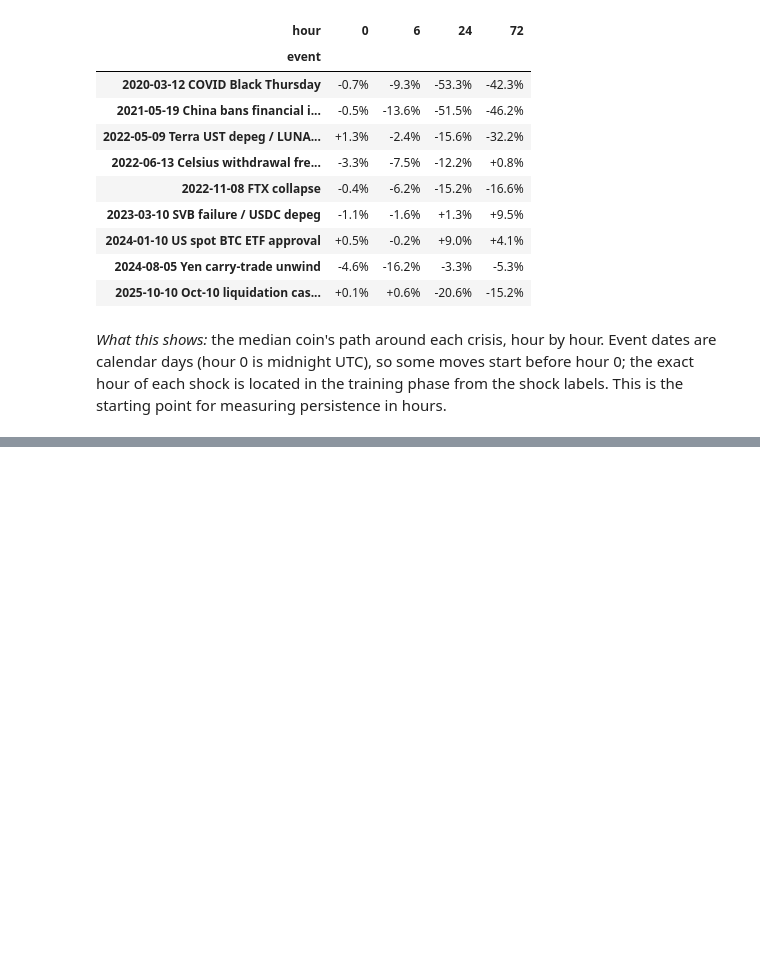
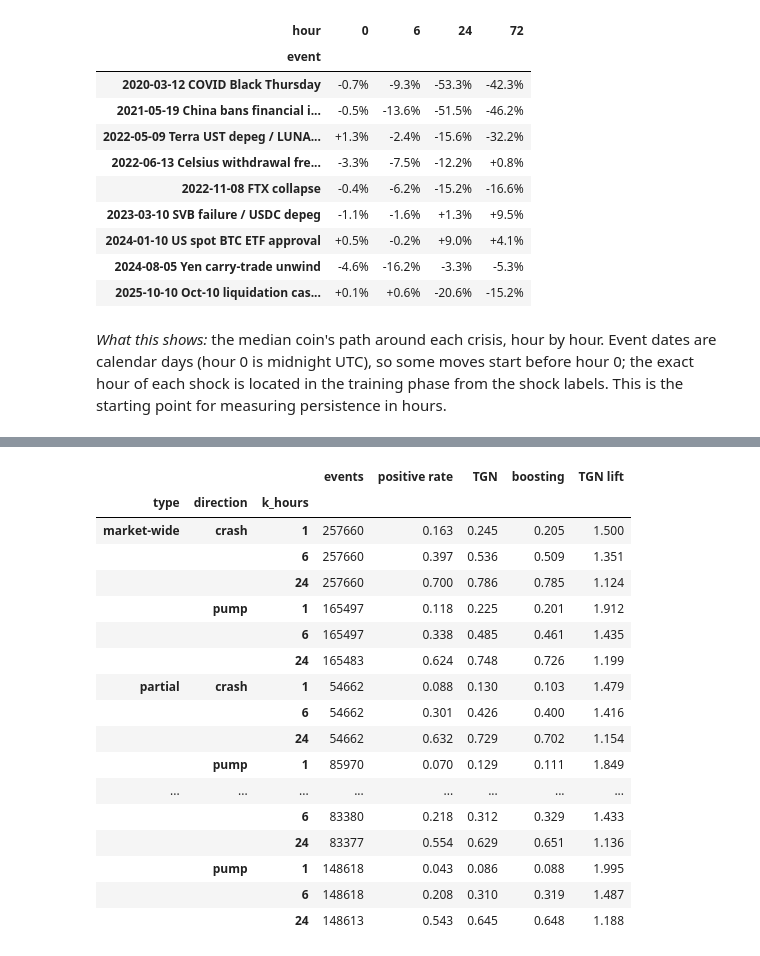
Before and after one commit to da-ksh-esh/CryptoGraph, a Jupyter notebook: notebooks/05_persistence_by_shock_type.ipynb, the cells around one changed output, grey strips where cells are left out. Drawn from its saved outputs; the diff is of its cells as text; code cells hidden in the pictures; blank space fills up the shorter version.

```diff
--- a/notebooks/05_persistence_by_shock_type.ipynb
+++ b/notebooks/05_persistence_by_shock_type.ipynb
@@ -82,0 +185,55 @@ training phase from the shock labels. This is the starting point for measuring p
+# %%
+from cryptograph.training.metrics import auprc
+
+def ens(exp):
+    import glob
+    ps_ = [torch.load(f, weights_only=False) for f in sorted(glob.glob(f"../runs/*_{exp}_*/predictions_test.pt"))]
+    return torch.stack([p["prob"].float() for p in ps_]).mean(0).numpy(), ps_[0]
+
+tg, ref = ens("tgn_1h_final_v2")
+gb, ref2 = ens("gbm_1h_final")
+assert np.array_equal(ref["position"].numpy(), ref2["position"].numpy())
+tt, src = ref["t"].numpy(), ref["src"].numpy()
+from cryptograph.analysis.persistence import shock_breadth, shock_type
+br = shock_breadth(sh & va, act & va)
+typ = shock_type(br[tt, src])
+direction = np.where(r1[tt, src] < 0, "crash", "pump")
+y, m = ref["y"].numpy(), ref["mask"].numpy()
+K = list(ref["k_hours"])
+rows = []
+for ty in TYPE_ORDER:
+    for dr in ("crash", "pump"):
+        g = (typ == ty) & (direction == dr)
+        for i, k in enumerate(K):
+            mk = g & m[:, i]
+            if mk.sum() < 100:
+                continue
+            rows.append({"type": ty, "direction": dr, "k_hours": k, "events": int(mk.sum()),
+                         "positive rate": y[mk, i].mean(), "TGN": auprc(y[mk, i], tg[mk, i]),
+                         "boosting": auprc(y[mk, i], gb[mk, i])})
+bt = pd.DataFrame(rows)
+bt["TGN lift"] = bt["TGN"] / bt["positive rate"]
+display(bt[bt["k_hours"].isin([1, 6, 24])].set_index(["type", "direction", "k_hours"]).round(3))
+fig = px.bar(bt[bt["k_hours"] == 6], x="type", y="TGN lift", color="direction", barmode="group",
+             category_orders={"type": TYPE_ORDER}, title="TGN, k = 6 h: AUPRC / positive rate by source-shock type (test)")
+fig.update_layout(height=400)
+fig.show()
+# %% [output]
+|  |  |  | events | positive rate | TGN | boosting | TGN lift |
+| type | direction | k_hours |  |  |  |  |  |
+| market-wide | crash | 1 | 257660 | 0.163 | 0.245 | 0.205 | 1.500 |
+|  |  | 6 | 257660 | 0.397 | 0.536 | 0.509 | 1.351 |
+|  |  | 24 | 257660 | 0.700 | 0.786 | 0.785 | 1.124 |
+|  | pump | 1 | 165497 | 0.118 | 0.225 | 0.201 | 1.912 |
+|  |  | 6 | 165497 | 0.338 | 0.485 | 0.461 | 1.435 |
+|  |  | 24 | 165483 | 0.624 | 0.748 | 0.726 | 1.199 |
+| partial | crash | 1 | 54662 | 0.088 | 0.130 | 0.103 | 1.479 |
+|  |  | 6 | 54662 | 0.301 | 0.426 | 0.400 | 1.416 |
+|  |  | 24 | 54662 | 0.632 | 0.729 | 0.702 | 1.154 |
+|  | pump | 1 | 85970 | 0.070 | 0.129 | 0.111 | 1.849 |
+| ... | ... | ... | ... | ... | ... | ... | ... |
+|  |  | 6 | 83380 | 0.218 | 0.312 | 0.329 | 1.433 |
+|  |  | 24 | 83377 | 0.554 | 0.629 | 0.651 | 1.136 |
+|  | pump | 1 | 148618 | 0.043 | 0.086 | 0.088 | 1.995 |
+|  |  | 6 | 148618 | 0.208 | 0.310 | 0.319 | 1.487 |
+|  |  | 24 | 148613 | 0.543 | 0.645 | 0.648 | 1.188 |
```
Also changed, not shown: parts of 15 cells of this notebook, 12 other files.
